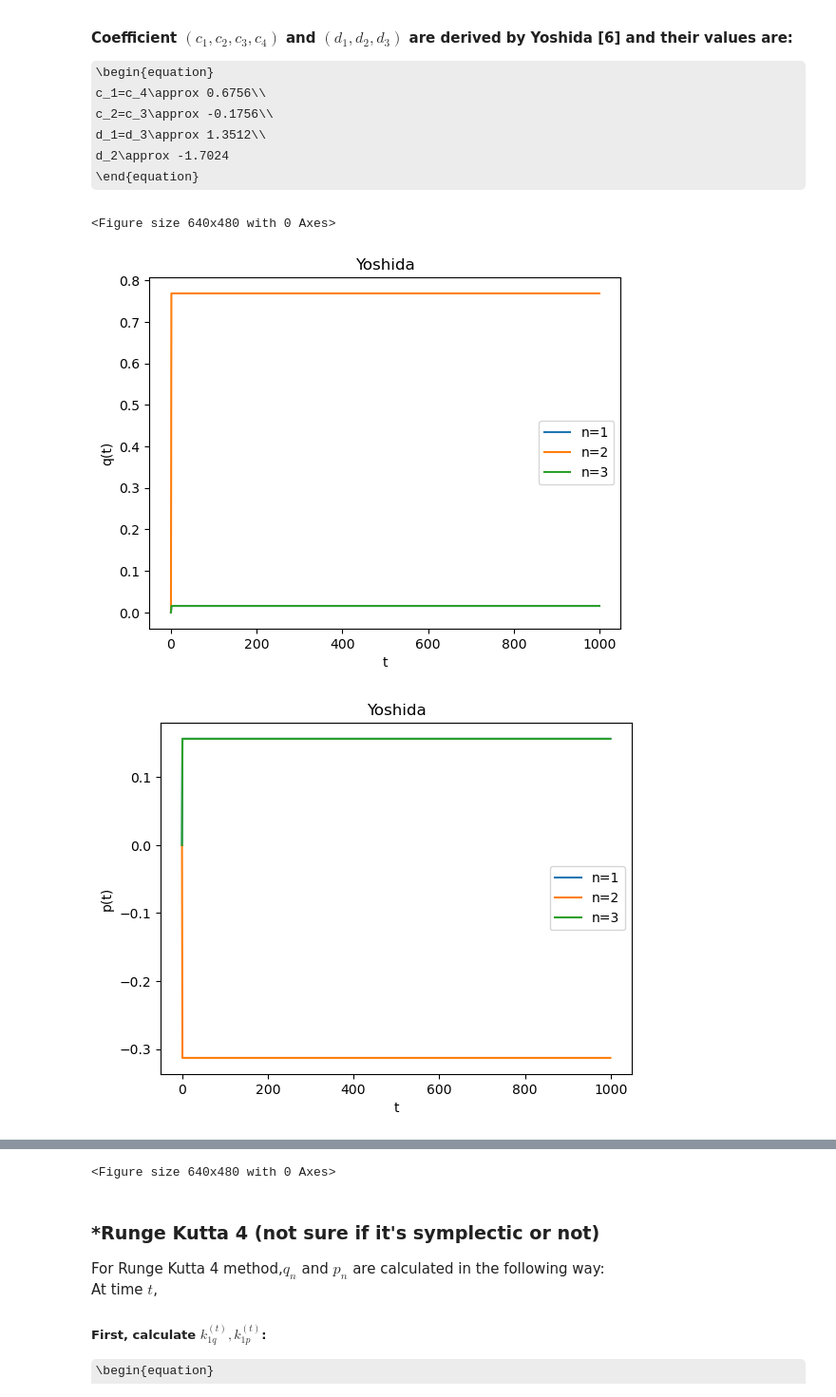
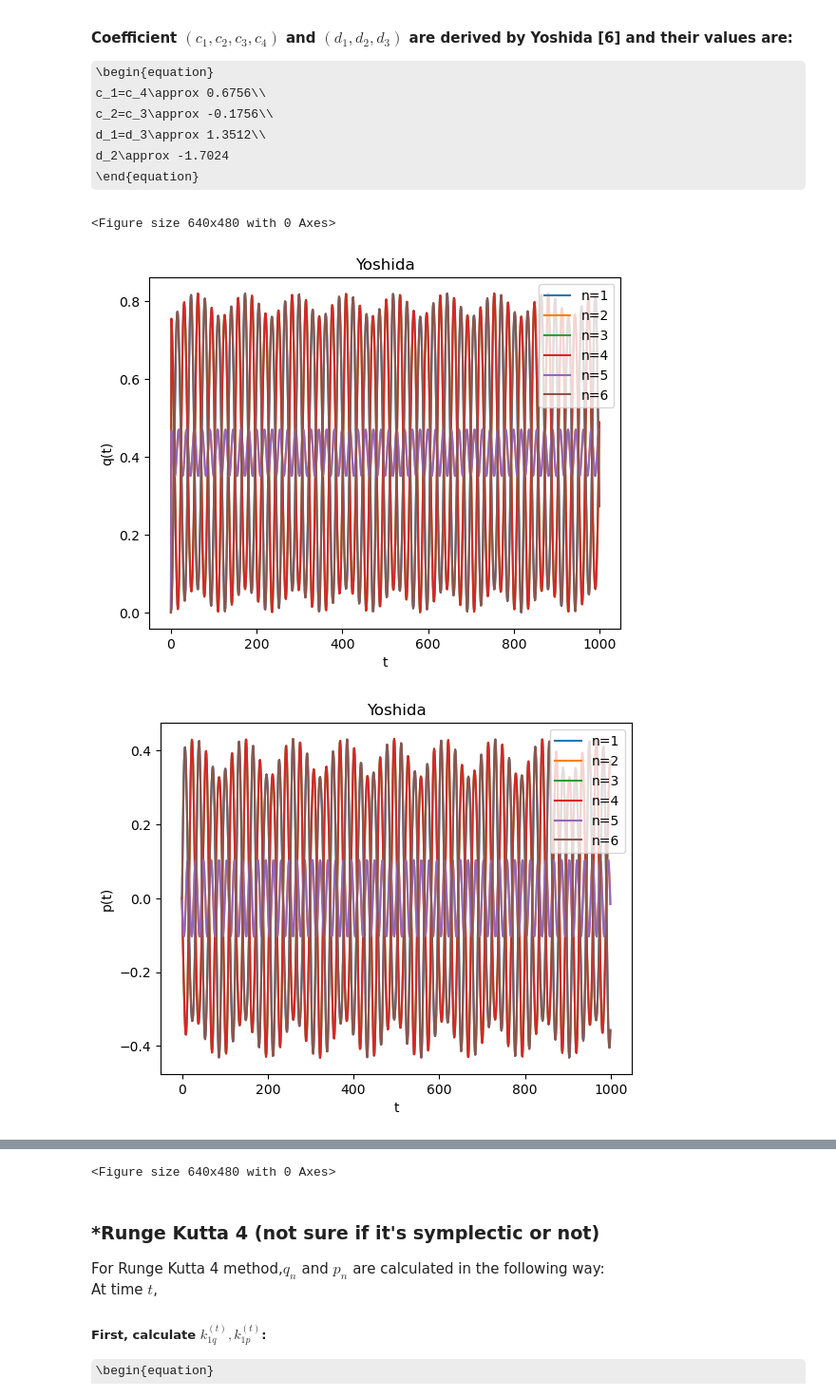
Before and after one commit to GeorgeGuannan/Project_2_FPUT, a Jupyter notebook: FPUT.ipynb, the cells around one changed output, grey strips where cells are left out. Shown at 95% size. Drawn from its saved outputs; the diff is of its cells as text; code cells hidden in the pictures; some formulas as TeX source.

Commit message:
Add Yoshida integrator

```diff
--- a/FPUT.ipynb
+++ b/FPUT.ipynb
@@ -43,7 +43,7 @@ A = 0.8 # amplitude
 q = A*np.sin(np.linspace(0,np.pi,M)) # oscillator position
 p = np.zeros(M) # oscillator momentum
 t_a = 0.0 # start of the interval
-t_b = 80.0 # end of the interval
+t_b = 200.0 # end of the interval
 N = 1000 # number of steps
 dt = (t_b-t_a)/N # size of a single step
 
@@ -373,72 +329,62 @@ d2 = -1.7024
 def yoshi_evol(q,p,update):
     q = q.copy()
     p = p.copy()
-
+    # initial p = 0, q_dot = 0
     q_matrix = np.zeros([N,M]) # every column j stores the time evolution of oscillator j's position
     p_matrix = np.zeros([N,M]) # every column j stores the time evolution of oscillator j's momentum
     for t in range(1,N):
-        ## q_1
-        # k_1q = p
-        # k_1p = update(q)
-        # q_tem = np.zeros(M) # Temporary q, p; to store the intermediate value for calculating k1,2,3,4
-        # p_tem = np.zeros(M)
-
         # q_1
         q_1 = q + c1*p*dt
         p_dot_1 = p_dot_update_simp(q_1)
         p_1 = p + d1*p_dot_1*dt
-
         # q_2
         q_2 = q_1 + c2*p_1*dt
         p_dot_2 = p_dot_update_simp(q_2)
         p_2 = p_1 + d2*p_dot_2*dt
-
         # q_3
         q_3 = q_2 + c3*p_2*dt
         p_dot_3 = p_dot_update_simp(q_3)
         p_3 = p_2 + d3*p_dot_3*dt
-
         # q_4
         q_4 = q_3 + c4*p_3*dt
         p_4 = p_3
-
-        # q[n] = q[n] + 1/6*(k_1q[n]+2*k_2q[n]+2*k_3q[n]+k_4q[n])*dt
-        # p[n] = p[n] + 1/6*(k_1p[n]+2*k_2p[n]+2*k_3p[n]+k_4p[n])*dt
-        q_matrix[t:]=q_4
-        p_matrix[t:]=p_4
+        q = q_4
+        p = p_4
+        q_matrix[t:]=q
+        p_matrix[t:]=p
     return q_matrix, p_matrix
 
 q_t_yoshi, p_t_yoshi = yoshi_evol(q,p,p_dot_update_simp)
 
 ## Creating a label array for plotting
 label_n = []
 for i in range(M):
     label_n.append("n={number}".format(number=i+1))
 
 q_plot = plt.plot(q_t_yoshi)
 plt.xlabel("t")
 plt.ylabel("q(t)")
 plt.legend(q_plot,label_n)
 plt.title("Yoshida")
 plt.figure()
 
 p_plot = plt.plot(p_t_yoshi)
 plt.xlabel("t")
 plt.ylabel("p(t)")
 plt.legend(p_plot,label_n)
 plt.title("Yoshida")
 plt.figure()
 
 for n in range(M):
     label_n = "oscillator No.{number}".format(number=n+1)
     plot_s = plt.plot(q_t_yoshi[:,n],p_t_yoshi[:,n], label=label_n)
 
 plt.xlabel("q(t)")
 plt.ylabel("p(t)")
-plt.title("Symplectic Verlet (total oscillator number:{num})".format(num=M))
+plt.title("Yoshida (total oscillator number:{num})".format(num=M))
 plt.legend()
 plt.figure()
 # %% [output]
 <Figure size 640x480 with 0 Axes>
-[figure, old version]
+[figure, new version]
-[figure, old version]
+[figure, new version]
```
Also changed, not shown: parts of 12 cells of this notebook.
